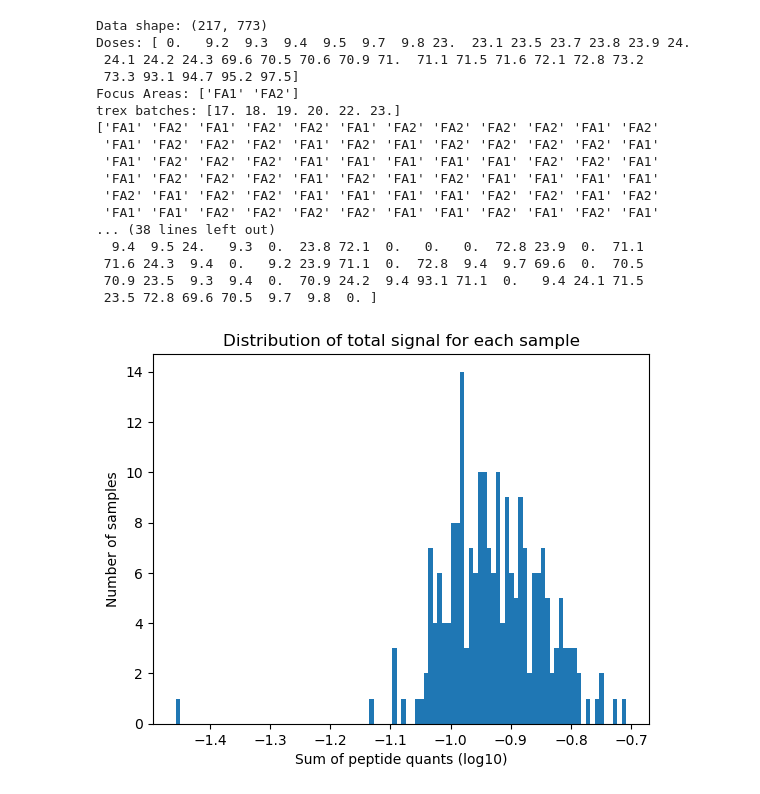
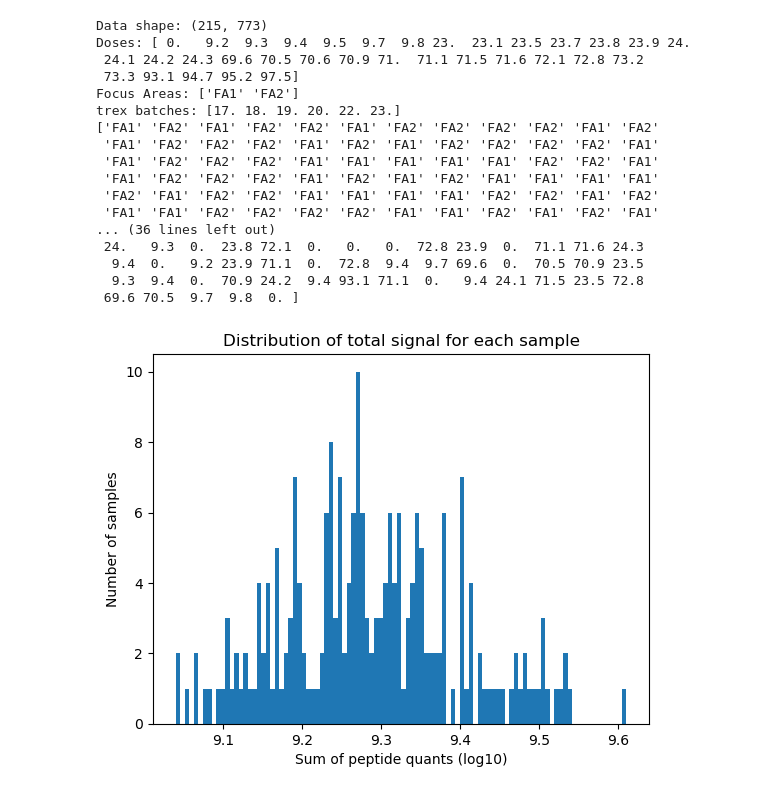
Before and after one commit to mriffle/tei-rex-phase2-pelt-targeted-notebook, a Jupyter notebook: protein-classifiers-exploration-logistic-regression.ipynb, the cells around one changed output. Drawn from its saved outputs; the diff is of its cells as text; code cells hidden in the pictures.

```diff
--- a/protein-classifiers-exploration-logistic-regression.ipynb
+++ b/protein-classifiers-exploration-logistic-regression.ipynb
@@ -29,7 +29,8 @@ Data shape: (773, 294)
 import matplotlib.pyplot as plt
 
 valid_replicates = metadata[
-    (metadata['Radiation Dose(cGy)'].notna())
+    (metadata['Radiation Dose(cGy)'].notna()) &
+    (metadata['replicate'] != 'TRX_P2_Pelt-Plate-02_Stellar_Neo_TRX-TE-MSP-2142_H10')
 ]['replicate'].tolist()
 
 
@@ -39,6 +40,7 @@ fa = []
 tse = []
 trex_batch = []
 tic = []
+plate = []
 
 for idx in valid_replicates:
     for sample in data.columns[:]:
@@ -51,6 +53,7 @@ for idx in valid_replicates:
             s_tse = meta_row['daysaftertreatment'].values[0]
             s_batch = meta_row['batch'].values[0]
             s_tic = meta_row['TicArea'].values[0]
+            s_plate = meta_row['Plate'].values[0]
 
             # Convert to int only if it's not NA
             rad.append(s_rad)
@@ -58,6 +61,7 @@ for idx in valid_replicates:
             tse.append(s_tse)
             trex_batch.append(s_batch)
             tic.append(s_tic)
+            plate.append(s_plate)
 
             X.append(data[sample].values)
 
@@ -67,40 +71,47 @@ fa = np.array(fa)
 trex_batch = np.array(trex_batch)
 tse = np.array(tse)
 tic = np.array(tic)
+plate = np.array(plate)
 
-normalized_X = X / tic[:, np.newaxis]
-X = normalized_X
+#normalized_X = X / np.sqrt(tic[:, np.newaxis])
+# normalized_X = X / tic[:, np.newaxis]
+# X = normalized_X
+
+# normalized_X = np.log1p(X) - np.log1p(tic[:, np.newaxis])
+# X = normalized_X
+
+# X = np.log1p(X)
 
 print("Data shape:", X.shape)
 print("Doses:", np.unique(rad))
 print("Focus Areas:", np.unique(fa))
 print("trex batches:", np.unique(trex_batch))
 
 print(fa)
 print(trex_batch)
 print(rad)
 total_signal = np.sum(X, axis=1)
 plt.hist(np.log10(total_signal), bins=100)
 plt.title('Distribution of total signal for each sample')
 plt.ylabel('Number of samples')
 plt.xlabel('Sum of peptide quants (log10)')
 plt.show()
 # %% [output]
-Data shape: (217, 773)
+Data shape: (215, 773)
 Doses: [ 0.   9.2  9.3  9.4  9.5  9.7  9.8 23.  23.1 23.5 23.7 23.8 23.9 24.
  24.1 24.2 24.3 69.6 70.5 70.6 70.9 71.  71.1 71.5 71.6 72.1 72.8 73.2
  73.3 93.1 94.7 95.2 97.5]
 Focus Areas: ['FA1' 'FA2']
 trex batches: [17. 18. 19. 20. 22. 23.]
 ['FA1' 'FA2' 'FA1' 'FA2' 'FA2' 'FA1' 'FA2' 'FA2' 'FA2' 'FA2' 'FA1' 'FA2'
  'FA1' 'FA2' 'FA2' 'FA2' 'FA1' 'FA2' 'FA1' 'FA2' 'FA2' 'FA2' 'FA2' 'FA1'
  'FA1' 'FA2' 'FA2' 'FA2' 'FA1' 'FA1' 'FA1' 'FA1' 'FA1' 'FA2' 'FA2' 'FA1'
  'FA1' 'FA2' 'FA2' 'FA2' 'FA1' 'FA2' 'FA1' 'FA2' 'FA1' 'FA1' 'FA1' 'FA1'
  'FA2' 'FA1' 'FA2' 'FA2' 'FA1' 'FA1' 'FA1' 'FA1' 'FA2' 'FA2' 'FA1' 'FA2'
  'FA1' 'FA1' 'FA2' 'FA2' 'FA2' 'FA2' 'FA1' 'FA1' 'FA2' 'FA1' 'FA2' 'FA1'
-... (38 lines left out)
-  9.4  9.5 24.   9.3  0.  23.8 72.1  0.   0.   0.  72.8 23.9  0.  71.1
- 71.6 24.3  9.4  0.   9.2 23.9 71.1  0.  72.8  9.4  9.7 69.6  0.  70.5
- 70.9 23.5  9.3  9.4  0.  70.9 24.2  9.4 93.1 71.1  0.   9.4 24.1 71.5
- 23.5 72.8 69.6 70.5  9.7  9.8  0. ]
+... (36 lines left out)
+ 24.   9.3  0.  23.8 72.1  0.   0.   0.  72.8 23.9  0.  71.1 71.6 24.3
+  9.4  0.   9.2 23.9 71.1  0.  72.8  9.4  9.7 69.6  0.  70.5 70.9 23.5
+  9.3  9.4  0.  70.9 24.2  9.4 93.1 71.1  0.   9.4 24.1 71.5 23.5 72.8
+ 69.6 70.5  9.7  9.8  0. ]
-[figure, old version]
+[figure, new version]
```
Also changed, not shown: parts of 13 cells of this notebook, 2 other files.
